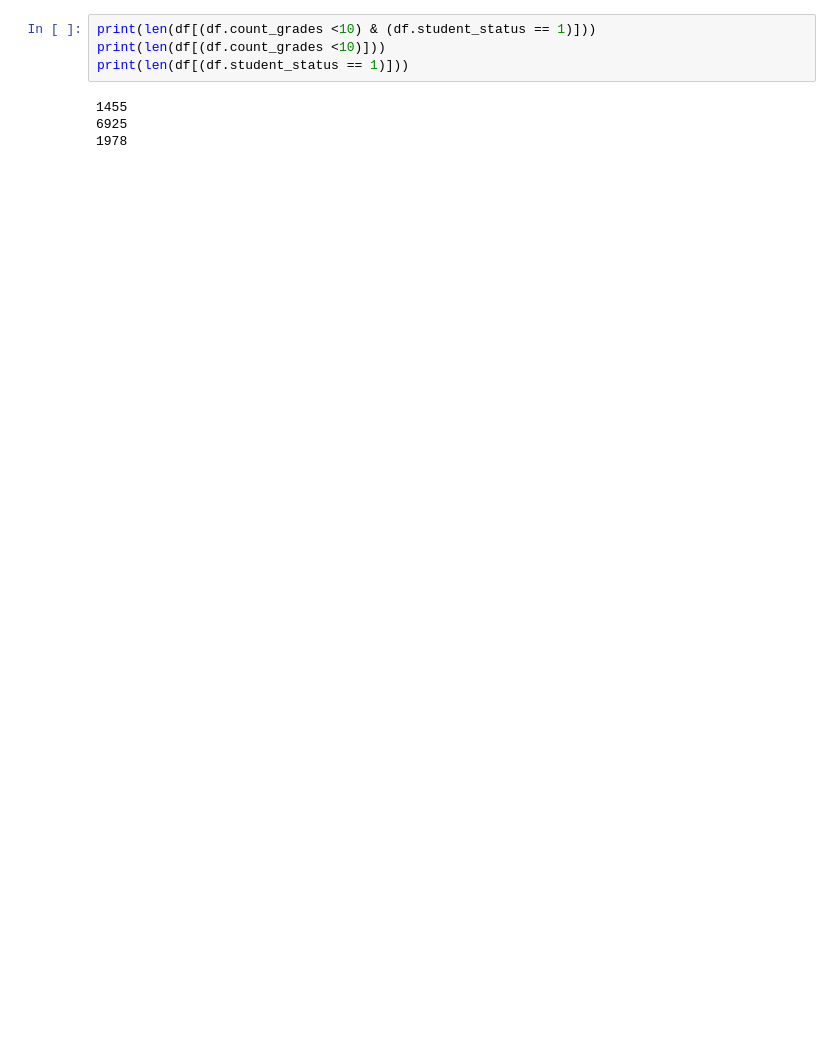
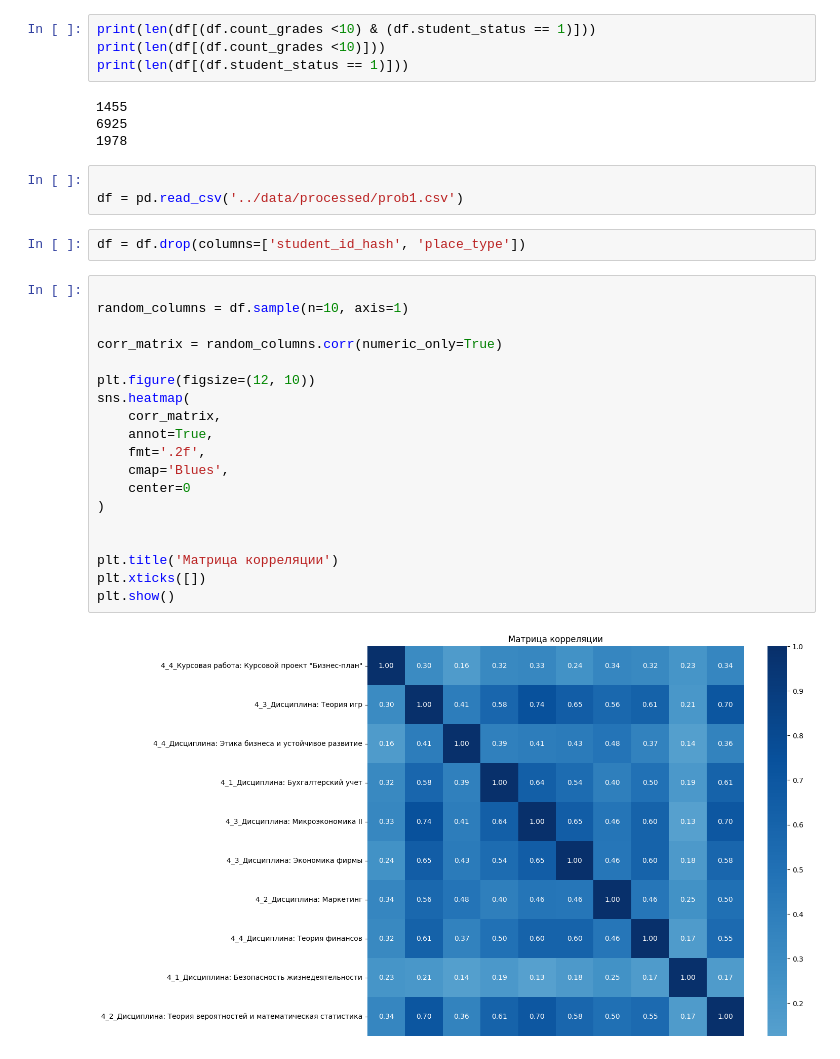
Before and after one commit to arinapa/ml_project_2026, a Jupyter notebook: notebooks/data_analysis.ipynb, the cells around one changed output. Cells and saved outputs as stored; diff of their text form; blank space fills up the shorter version.

```diff
--- a/notebooks/data_analysis.ipynb
+++ b/notebooks/data_analysis.ipynb
@@ -229,3 +232,29 @@ print(len(df[(df.student_status == 1)]))
 1455
 6925
 1978
+# %%
+
+df = pd.read_csv('../data/processed/prob1.csv')
+# %%
+df = df.drop(columns=['student_id_hash', 'place_type'])
+# %%
+
+random_columns = df.sample(n=10, axis=1)
+
+corr_matrix = random_columns.corr(numeric_only=True)
+
+plt.figure(figsize=(12, 10))
+sns.heatmap(
+    corr_matrix,
+    annot=True,
+    fmt='.2f',
+    cmap='Blues',
+    center=0
+)
+
+
+plt.title('Матрица корреляции')
+plt.xticks([])
+plt.show()
+# %% [output]
+[figure, added]
```
Also changed, not shown: parts of 1 cell of this notebook, 9 other files.
